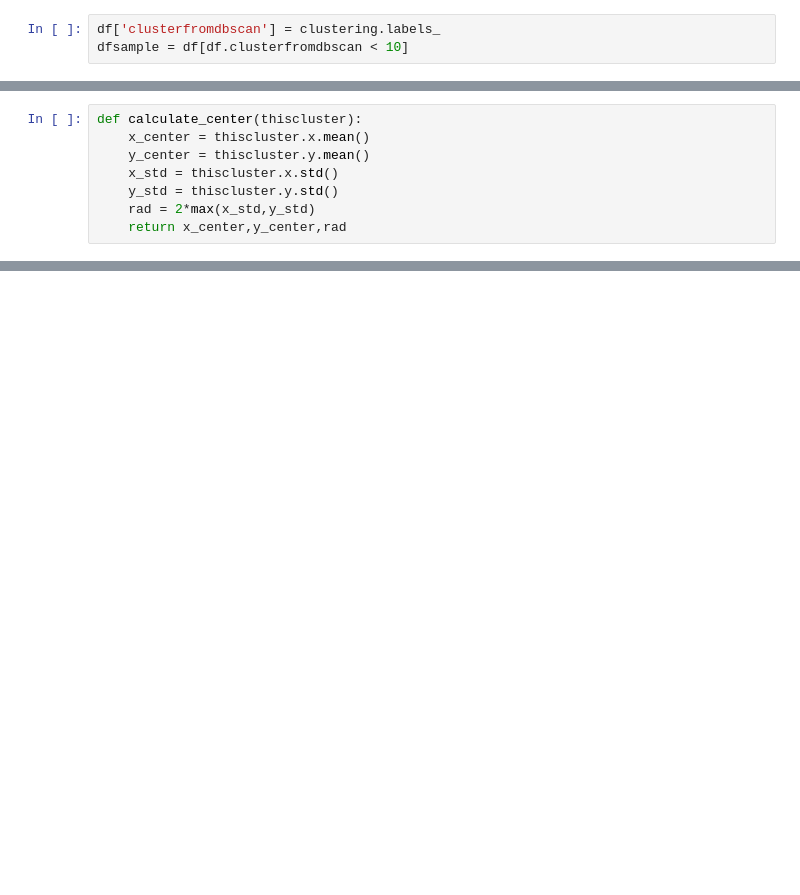
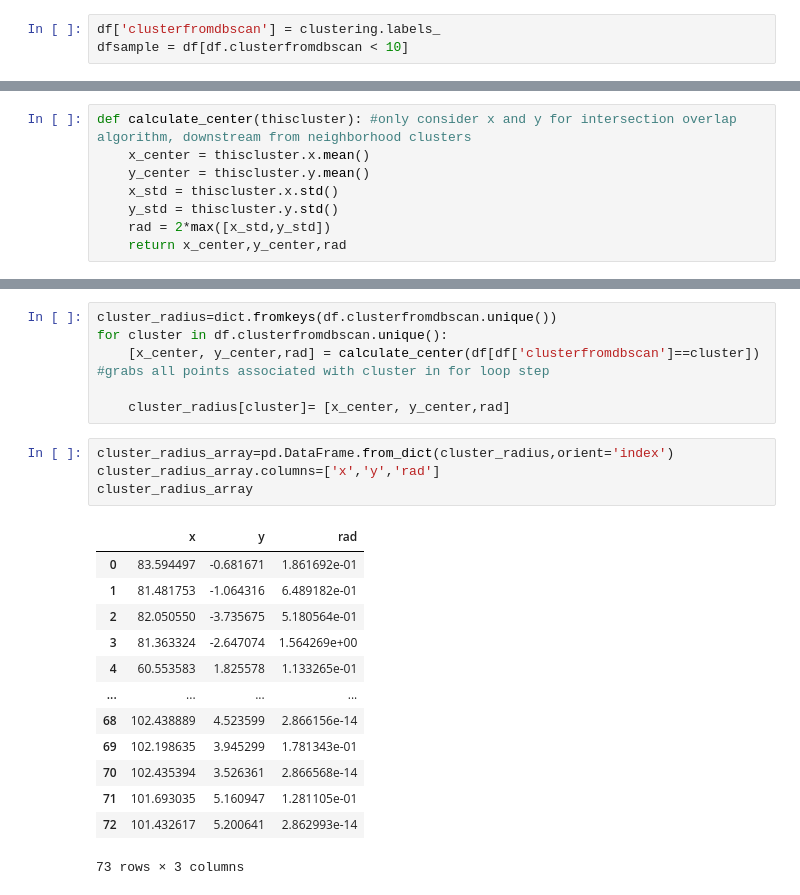
Before and after one commit to pflani/ObstacleSegmentation, a Jupyter notebook: DBSCAN.ipynb, the cells around one changed output, grey strips where cells are left out. Cells and saved outputs as stored; diff of their text form; blank space fills up the shorter version.

Commit message:
Attempting to finish overlap

```diff
--- a/DBSCAN.ipynb
+++ b/DBSCAN.ipynb
@@ -231,10 +228,10 @@ Name: 46, dtype: float64)
 # %%
-def calculate_center(thiscluster):
+def calculate_center(thiscluster): #only consider x and y for intersection overlap algorithm, downstream from neighborhood clusters
     x_center = thiscluster.x.mean()
     y_center = thiscluster.y.mean()
     x_std = thiscluster.x.std()
     y_std = thiscluster.y.std()
-    rad = 2*max(x_std,y_std)
+    rad = 2*max([x_std,y_std])
     return x_center,y_center,rad
 # %%
 circ1 = calculate_center(exampleclusterdf)
@@ -246,3 +243,27 @@ cluster2 (108.63190793477473, -7.044789063126374, 0.7379012428637184)
+# %%
+cluster_radius=dict.fromkeys(df.clusterfromdbscan.unique())
+for cluster in df.clusterfromdbscan.unique():
+    [x_center, y_center,rad] = calculate_center(df[df['clusterfromdbscan']==cluster]) #grabs all points associated with cluster in for loop step
+
+    cluster_radius[cluster]= [x_center, y_center,rad]
+# %%
+cluster_radius_array=pd.DataFrame.from_dict(cluster_radius,orient='index')
+cluster_radius_array.columns=['x','y','rad']
+cluster_radius_array
+# %% [output]
+|  | x | y | rad |
+| 0 | 83.594497 | -0.681671 | 1.861692e-01 |
+| 1 | 81.481753 | -1.064316 | 6.489182e-01 |
+| 2 | 82.050550 | -3.735675 | 5.180564e-01 |
+| 3 | 81.363324 | -2.647074 | 1.564269e+00 |
+| 4 | 60.553583 | 1.825578 | 1.133265e-01 |
+| ... | ... | ... | ... |
+| 68 | 102.438889 | 4.523599 | 2.866156e-14 |
+| 69 | 102.198635 | 3.945299 | 1.781343e-01 |
+| 70 | 102.435394 | 3.526361 | 2.866568e-14 |
+| 71 | 101.693035 | 5.160947 | 1.281105e-01 |
+| 72 | 101.432617 | 5.200641 | 2.862993e-14 |
+73 rows × 3 columns
 # %%
 def intersection_area(x0, y0, R, x1, y1, r):
     """Return the area of intersection of two circles.
```
Also changed, not shown: parts of 19 cells of this notebook.
